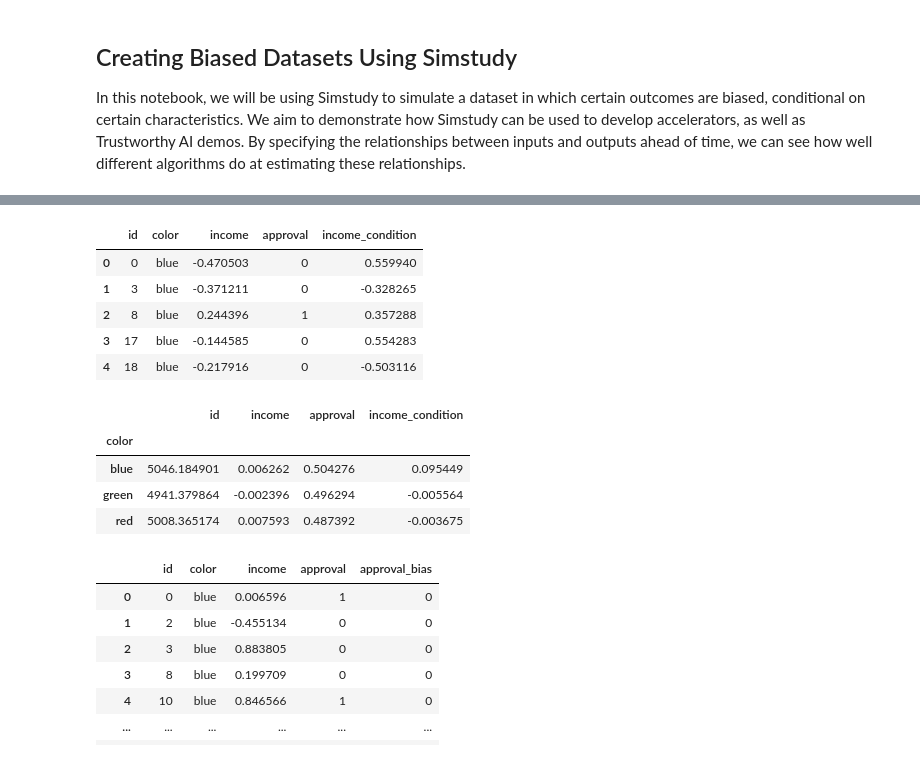
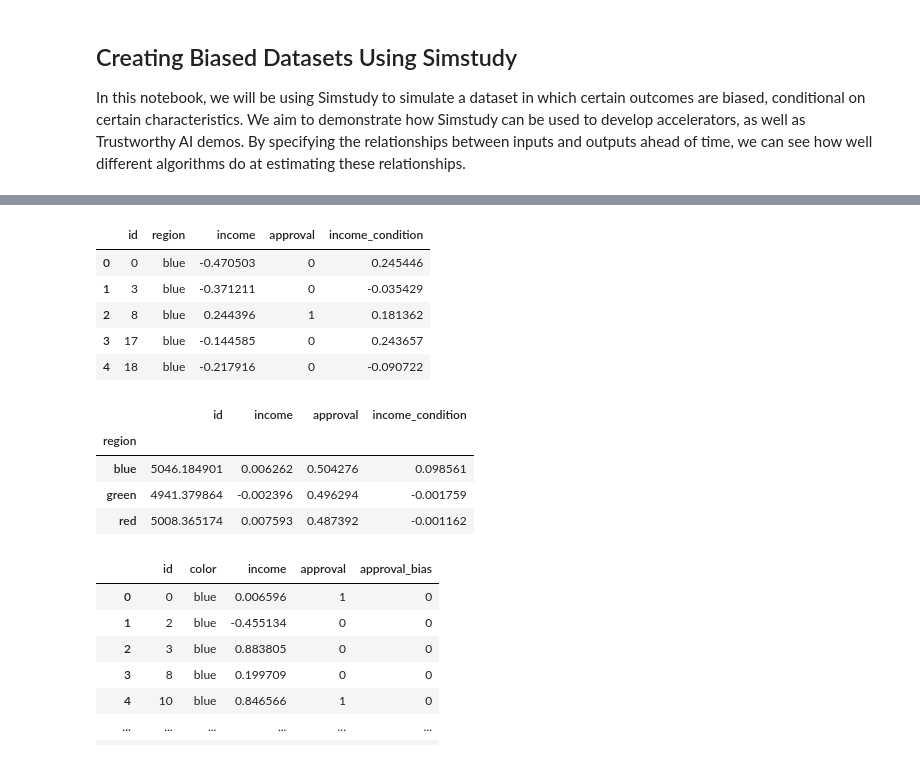
Before and after one commit to DAVIDCRUZ0202/pysimstudy, a Jupyter notebook: Demos/Simstudy Biased Data Demo.ipynb, the cells around one changed output, grey strips where cells are left out. Cells and saved outputs as stored; diff of their text form; code cells hidden in the pictures.

```diff
--- a/Demos/Simstudy Biased Data Demo.ipynb
+++ b/Demos/Simstudy Biased Data Demo.ipynb
@@ -31,5 +37,5 @@ def coefasProb(coef):
 # %%
-df = defData(varname = "color", formula="0.333, 0.333, 0.333",
+df = defData(varname = "region", formula="0.333, 0.333, 0.333",
              variance="red, blue, green", dist="categorical")
 
 df = defData(df, varname = "income", formula=0,
@@ -39,30 +45,30 @@ df = defData(df, varname="approval", formula='0.5', dist='binary')
 
 df2 = genData(10000, df)
 
-defC = defCondition(condition = "color=='blue'", formula = "0.1", variance = "0.1",
+defC = defCondition(condition = "region=='blue'", formula = "0.1", variance = "0.1**2",
                     dist = "normal")
 
-defC = defCondition(defC, condition = "color!='blue'", formula = "0", variance = "0.1",
+defC = defCondition(defC, condition = "region!='blue'", formula = "0", variance = "0.1**2",
                     dist = "normal")
 
 df3 = addCondition(defC, df2, newvar="income")
 # %%
 df3.head()
 # %% [output]
-|  | id | color | income | approval | income_condition |
-| 0 | 0 | blue | -0.470503 | 0 | 0.559940 |
-| 1 | 3 | blue | -0.371211 | 0 | -0.328265 |
-| 2 | 8 | blue | 0.244396 | 1 | 0.357288 |
-| 3 | 17 | blue | -0.144585 | 0 | 0.554283 |
-| 4 | 18 | blue | -0.217916 | 0 | -0.503116 |
+|  | id | region | income | approval | income_condition |
+| 0 | 0 | blue | -0.470503 | 0 | 0.245446 |
+| 1 | 3 | blue | -0.371211 | 0 | -0.035429 |
+| 2 | 8 | blue | 0.244396 | 1 | 0.181362 |
+| 3 | 17 | blue | -0.144585 | 0 | 0.243657 |
+| 4 | 18 | blue | -0.217916 | 0 | -0.090722 |
 # %%
-df3.groupby('color').mean()
+df3.groupby('region').mean()
 # %% [output]
 |  | id | income | approval | income_condition |
-| color |  |  |  |  |
-| blue | 5046.184901 | 0.006262 | 0.504276 | 0.095449 |
-| green | 4941.379864 | -0.002396 | 0.496294 | -0.005564 |
-| red | 5008.365174 | 0.007593 | 0.487392 | -0.003675 |
+| region |  |  |  |  |
+| blue | 5046.184901 | 0.006262 | 0.504276 | 0.098561 |
+| green | 4941.379864 | -0.002396 | 0.496294 | -0.001759 |
+| red | 5008.365174 | 0.007593 | 0.487392 | -0.001162 |
 # %%
 df = defData(varname = "color", formula="0.333, 0.333, 0.333",
              variance="red, blue, green", dist="categorical")
```
Also changed, not shown: parts of 43 cells of this notebook, 1 other file.
